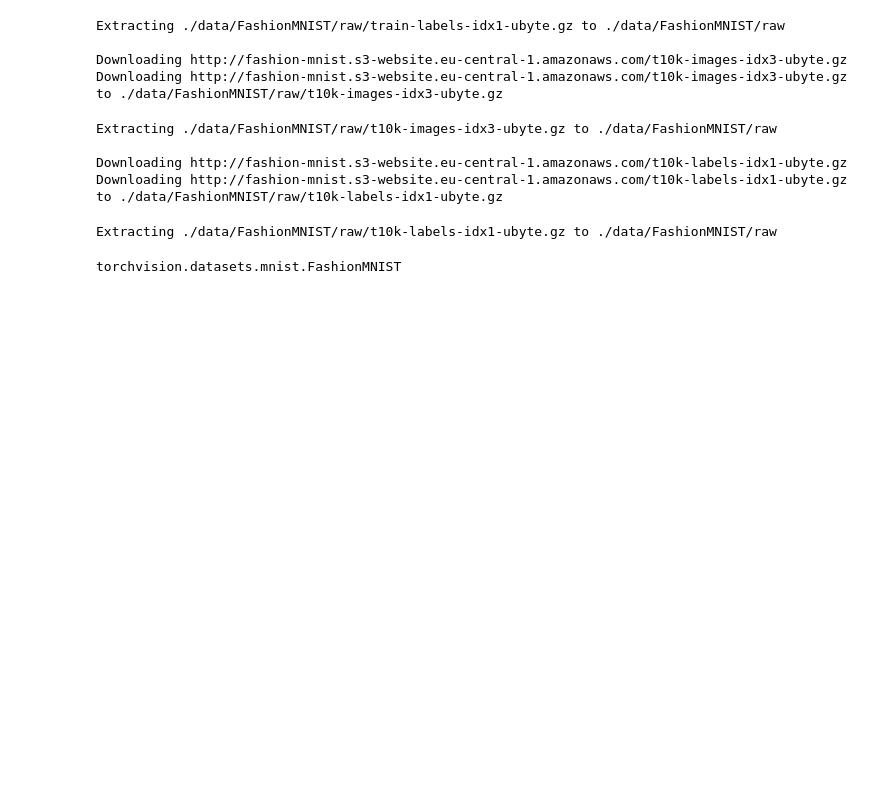
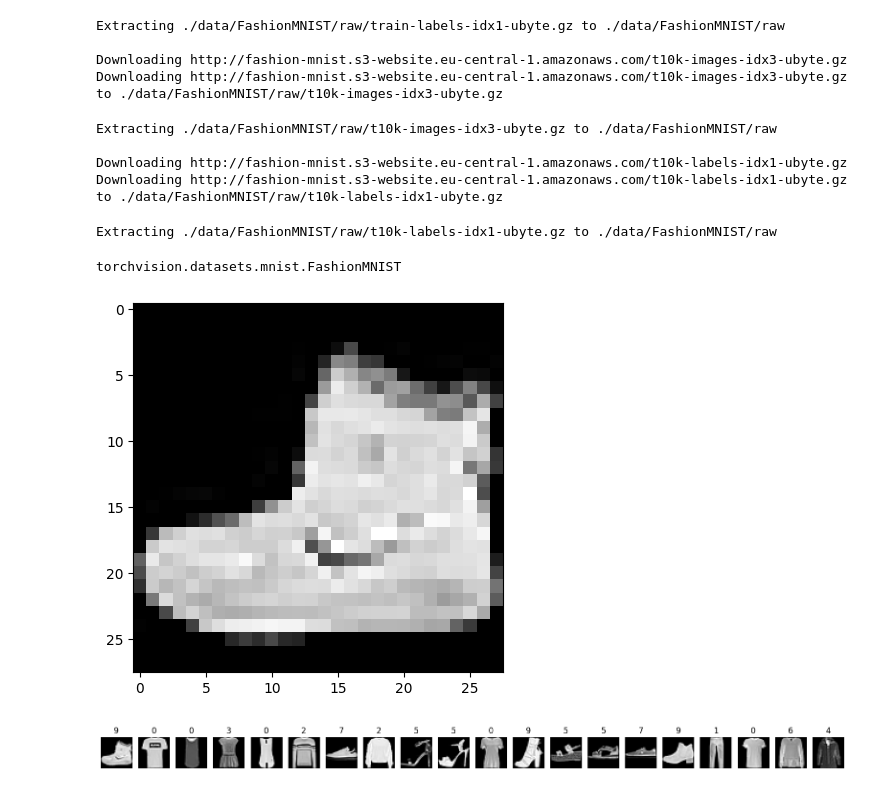
Before and after one commit to GildasTaliah/Solutions_with_PyNoteBook, a Jupyter notebook: NoteBook_.ipynb, the cells around one changed output. Cells and saved outputs as stored; diff of their text form; code cells hidden in the pictures; blank space fills up the shorter version.

```diff
--- a/NoteBook_.ipynb
+++ b/NoteBook_.ipynb
@@ -170,3 +170,26 @@ Extracting ./data/FashionMNIST/raw/t10k-labels-idx1-ubyte.gz to ./data/FashionMN
 type(train_data)
 # %% [output]
 torchvision.datasets.mnist.FashionMNIST
+# %%
+train_data.data.shape, test_data.data.shape
+
+# View some data
+import matplotlib.pyplot as plt
+
+plt.imshow(train_data.data[0], cmap='gray')
+plt.show()
+
+
+# View more and print size
+image =  []
+num_samples = 20
+fig, axes = plt.subplots(1, num_samples, figsize=(20, 2))
+for i in range(num_samples):
+    image.append(train_data.data[i])
+    axes[i].imshow(train_data.data[i], cmap='gray')
+    axes[i].set_title(train_data.targets[i].item())
+    axes[i].axis('off')
+plt.show()
+# %% [output]
+[figure, added]
+[figure, added]
```
Also changed, not shown: parts of 8 cells of this notebook.
